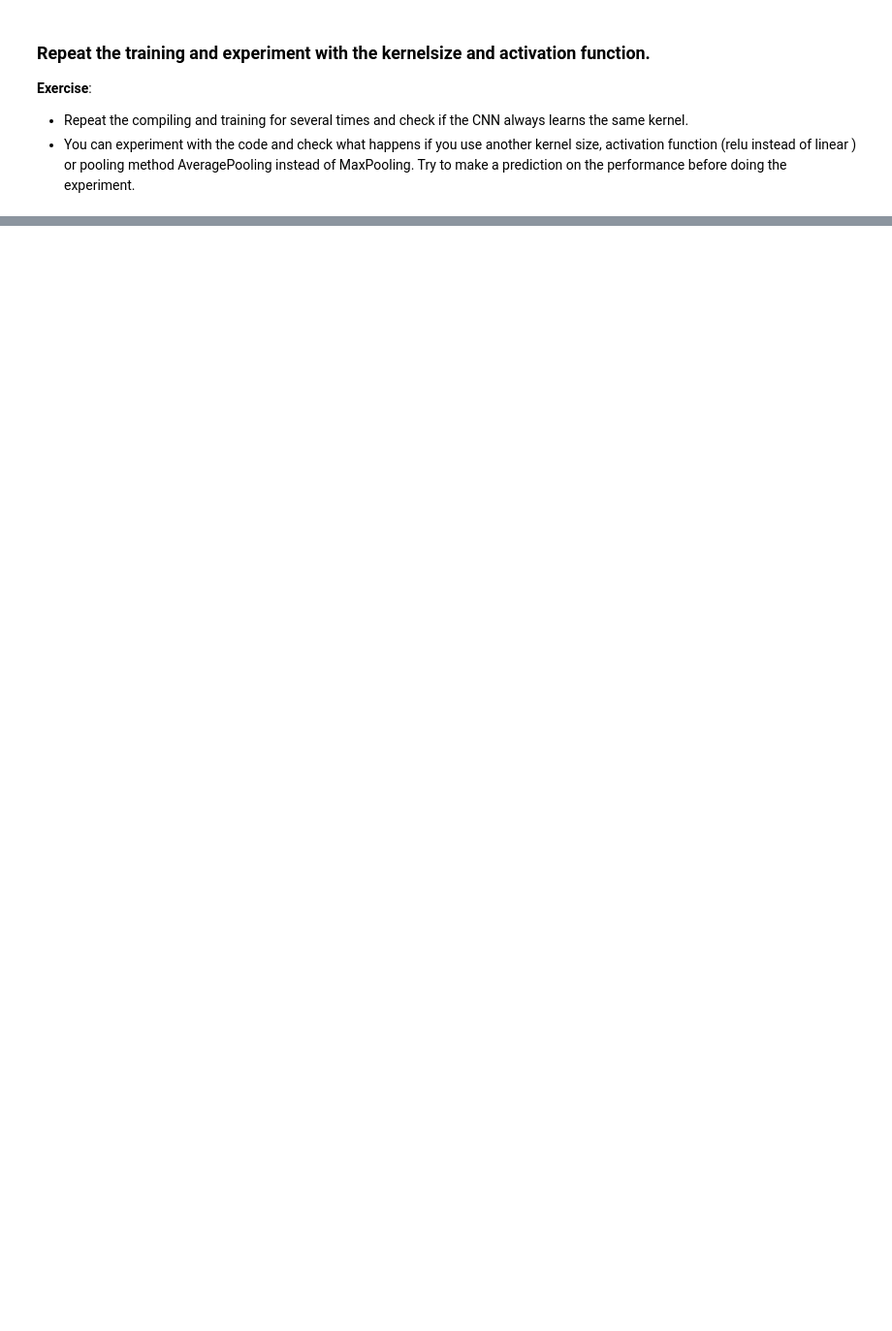
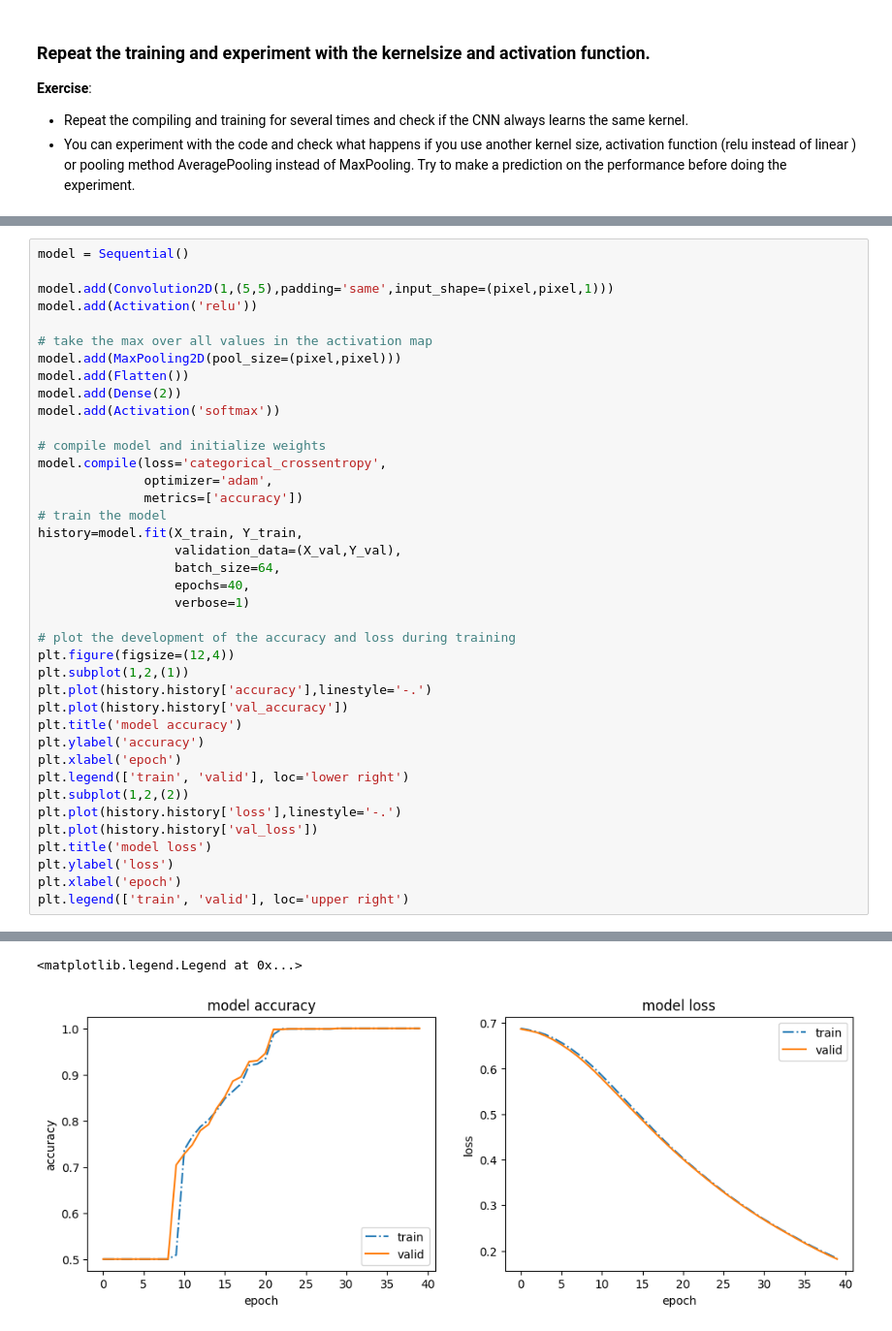
Before and after one commit to tensorchiefs/dl_course_2024, a Jupyter notebook: notebooks/05_cnn_edge_lover_sol.ipynb, the cells around one changed output, grey strips where cells are left out. Shown at 97% size. Drawn from its saved outputs; the diff is of its cells as text; blank space fills up the shorter version.

```diff
--- a/notebooks/05_cnn_edge_lover_sol.ipynb
+++ b/notebooks/05_cnn_edge_lover_sol.ipynb
@@ -217,0 +257,40 @@ plt.imshow(conv_filter[:,:,0],"gray")
+# %%
+model = Sequential()
+
+model.add(Convolution2D(1,(5,5),padding='same',input_shape=(pixel,pixel,1)))
+model.add(Activation('relu'))
+
+# take the max over all values in the activation map
+model.add(MaxPooling2D(pool_size=(pixel,pixel)))
+model.add(Flatten())
+model.add(Dense(2))
+model.add(Activation('softmax'))
+
+# compile model and initialize weights
+model.compile(loss='categorical_crossentropy',
+              optimizer='adam',
+              metrics=['accuracy'])
+# train the model
+history=model.fit(X_train, Y_train,
+                  validation_data=(X_val,Y_val),
+                  batch_size=64,
+                  epochs=40,
+                  verbose=1)
+
+# plot the development of the accuracy and loss during training
+plt.figure(figsize=(12,4))
+plt.subplot(1,2,(1))
+plt.plot(history.history['accuracy'],linestyle='-.')
+plt.plot(history.history['val_accuracy'])
+plt.title('model accuracy')
+plt.ylabel('accuracy')
+plt.xlabel('epoch')
+plt.legend(['train', 'valid'], loc='lower right')
+plt.subplot(1,2,(2))
+plt.plot(history.history['loss'],linestyle='-.')
+plt.plot(history.history['val_loss'])
+plt.title('model loss')
+plt.ylabel('loss')
+plt.xlabel('epoch')
+plt.legend(['train', 'valid'], loc='upper right')
+# %% [output]
@@ -217,0 +314,2 @@ plt.imshow(conv_filter[:,:,0],"gray")
+<matplotlib.legend.Legend at 0x...>
+[figure, added]
```
Also changed, not shown: parts of 7 cells of this notebook.
